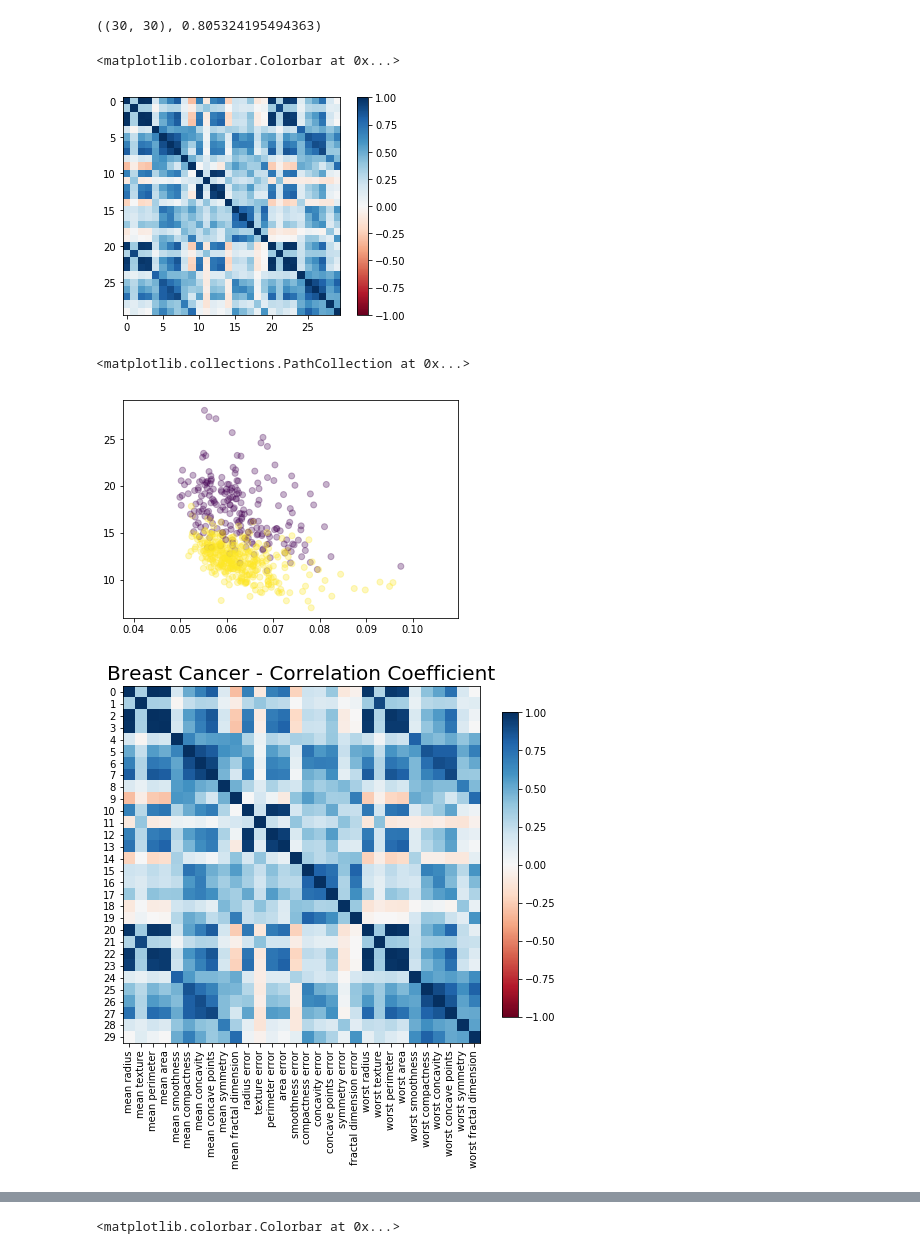
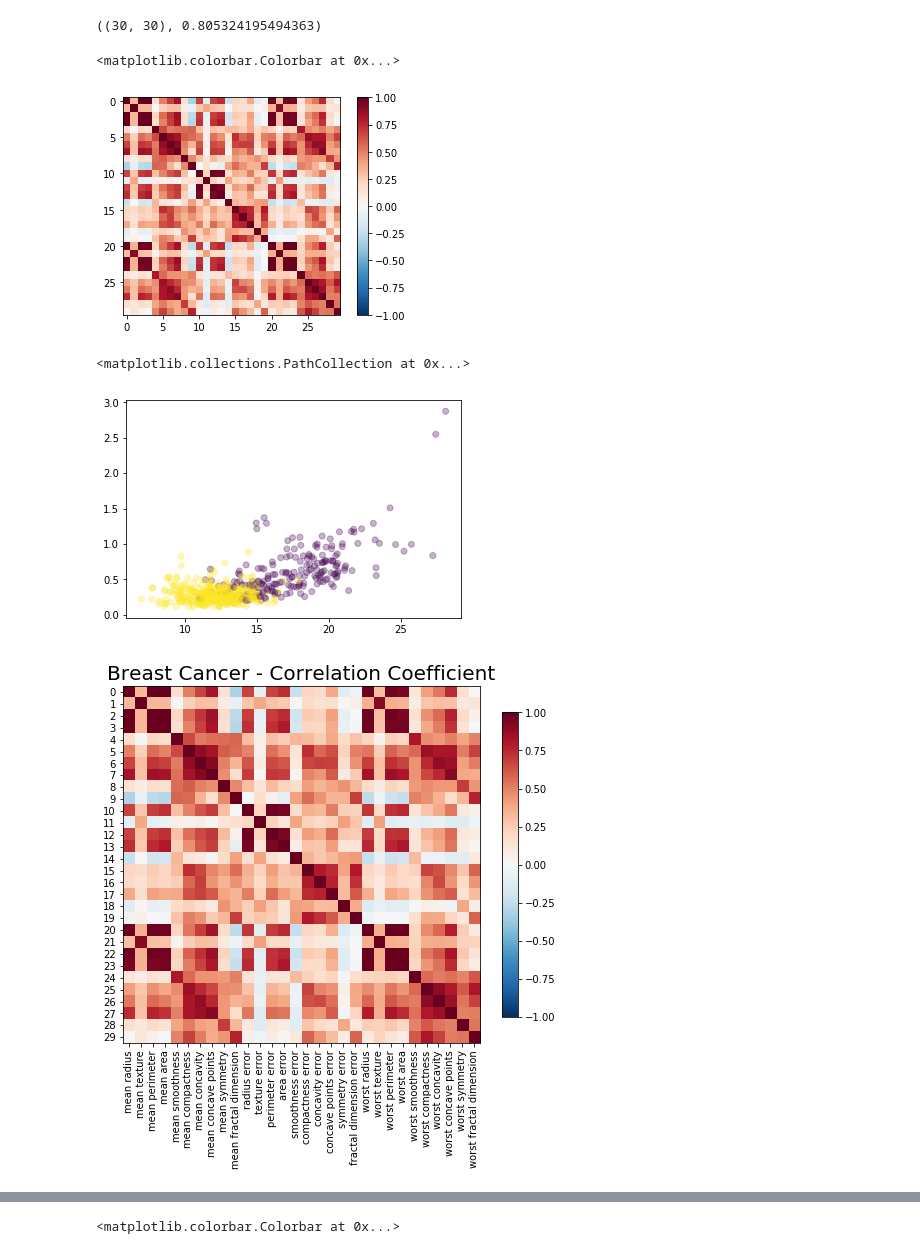
Before and after one commit to gubosd/lecture12, a Jupyter notebook: 머신러닝/02_지도학습_05_유방암데이터.ipynb, the cells around one changed output, grey strips where cells are left out. Drawn from its saved outputs; the diff is of its cells as text; code cells hidden in the pictures.

```diff
--- a/머신러닝/02_지도학습_05_유방암데이터.ipynb
+++ b/머신러닝/02_지도학습_05_유방암데이터.ipynb
@@ -309,26 +314,26 @@ mat.shape, mat[4,24]
 # %% [output]
 ((30, 30), 0.805324195494363)
 # %%
-plt.imshow(mat, vmin=-1, vmax=1, cmap='RdBu')
+plt.imshow(mat, vmin=-1, vmax=1, cmap='RdBu_r')
 plt.colorbar()
 # %% [output]
 <matplotlib.colorbar.Colorbar at 0x...>
-[figure, old version]
+[figure, new version]
 # %%
-plt.scatter(cancer.data[:,9], cancer.data[:,0], c= cancer.target, alpha=0.3)
+plt.scatter(cancer.data[:,0], cancer.data[:,10], c= cancer.target, alpha=0.3)
 # %% [output]
 <matplotlib.collections.PathCollection at 0x...>
-[figure, old version]
+[figure, new version]
 # %%
 fig=plt.figure(figsize=[8,8])
 plt.title('Breast Cancer - Correlation Coefficient',fontsize=20)
-plt.imshow(mat, interpolation='none', vmin=-1, vmax=1, cmap='RdBu')
+plt.imshow(mat, interpolation='none', vmin=-1, vmax=1, cmap='RdBu_r')
 plt.colorbar(shrink=0.7)
 plt.xticks(range(30),cancer.feature_names,rotation=90,ha='center')
 plt.yticks(range(30))
 print('')
 # %% [output]
-[figure, old version]
+[figure, new version]
 # %%
 l = [0,2,3,20,22,23, 1, 4, 5, 6, 7, 8, 9, 10, 11, 12, 13, 14, 15, 16, 17, 21, 25, 26, 27, 18,19,24,28, 29]
 
```
Also changed, not shown: parts of 4 cells of this notebook, 2 other files.
